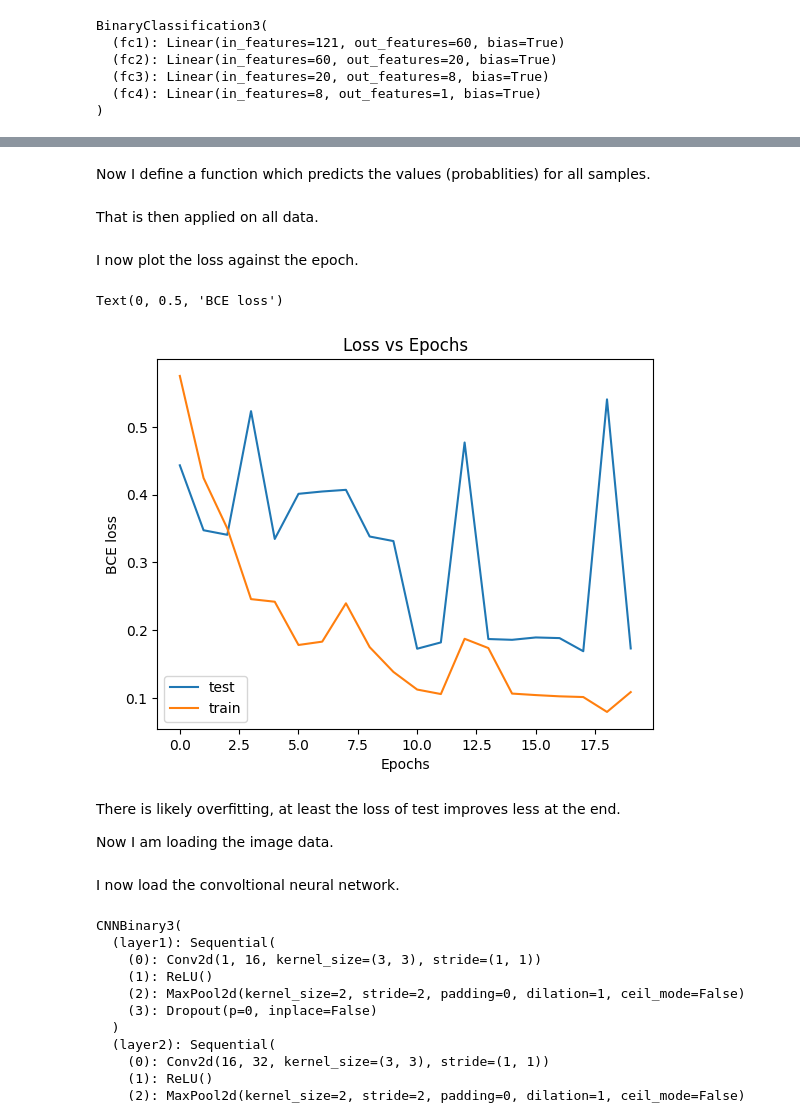
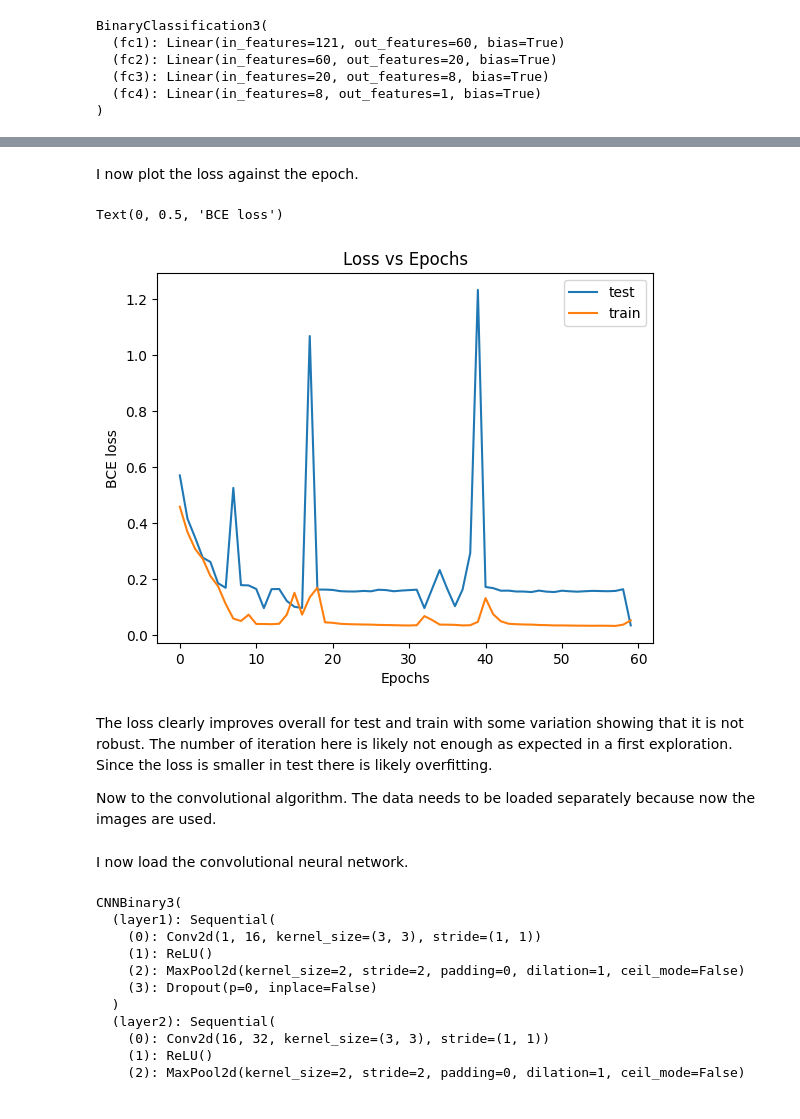
Before and after one commit to tkfritz/astro_images, a Jupyter notebook: star_galaxy_fit1.ipynb, the cells around one changed output, grey strips where cells are left out. Cells and saved outputs as stored; diff of their text form; code cells hidden in the pictures.

```diff
--- a/star_galaxy_fit1.ipynb
+++ b/star_galaxy_fit1.ipynb
@@ -261,2 +215,0 @@ Epoch 020: | Train Loss: 0.10881 | Test Loss: 0.17315
-# %% [markdown]
-Now I define a function which predicts the values (probablities) for all samples.
@@ -274,2 +215,0 @@ def pred_torch(model,data):
-# %% [markdown]
-That is then applied on all data.
@@ -280,25 +217,25 @@ m_train=pred_torch(model,train_loader_pred)
 I now plot the loss against the epoch.
 # %%
 
-plt.plot(loss_stats['test'],label='test')
-plt.plot(loss_stats['train'],label='train')
+plt.plot(loss_stats_per['test'],label='test')
+plt.plot(loss_stats_per['train'],label='train')
 plt.legend(loc="best")
 plt.title('Loss vs Epochs')
 plt.xlabel('Epochs')
 plt.ylabel('BCE loss')
 # %% [output]
 Text(0, 0.5, 'BCE loss')
-[figure, old version]
+[figure, new version]
 # %% [markdown]
-There is likely overfitting, at least the loss of test improves less at the end.
+The loss clearly improves overall for test and train with some variation showing that it is not robust. The number of iteration here is likely not enough as expected in a first exploration. Since the loss is smaller in test there is likely overfitting.
 
-Now I am  loading the image data.
+Now to the convolutional algorithm. The data needs to be loaded separately because now the images are used.
 # %%
 train_im_loader = DataLoader(dataset=train_im_dataset, batch_size=BATCH_SIZE, shuffle=True)
 test_im_loader = DataLoader(dataset=test_im_dataset, batch_size=1)
 train_im_loader_pred = DataLoader(dataset=train_im_dataset, batch_size=1)
 # %% [markdown]
-I now load the convoltional neural network.
+I now load the convolutional neural network.
 # %%
 keep_prob=1
 model2 =CNNBinary3(keep_prob)
```
Also changed, not shown: parts of 86 cells of this notebook.
